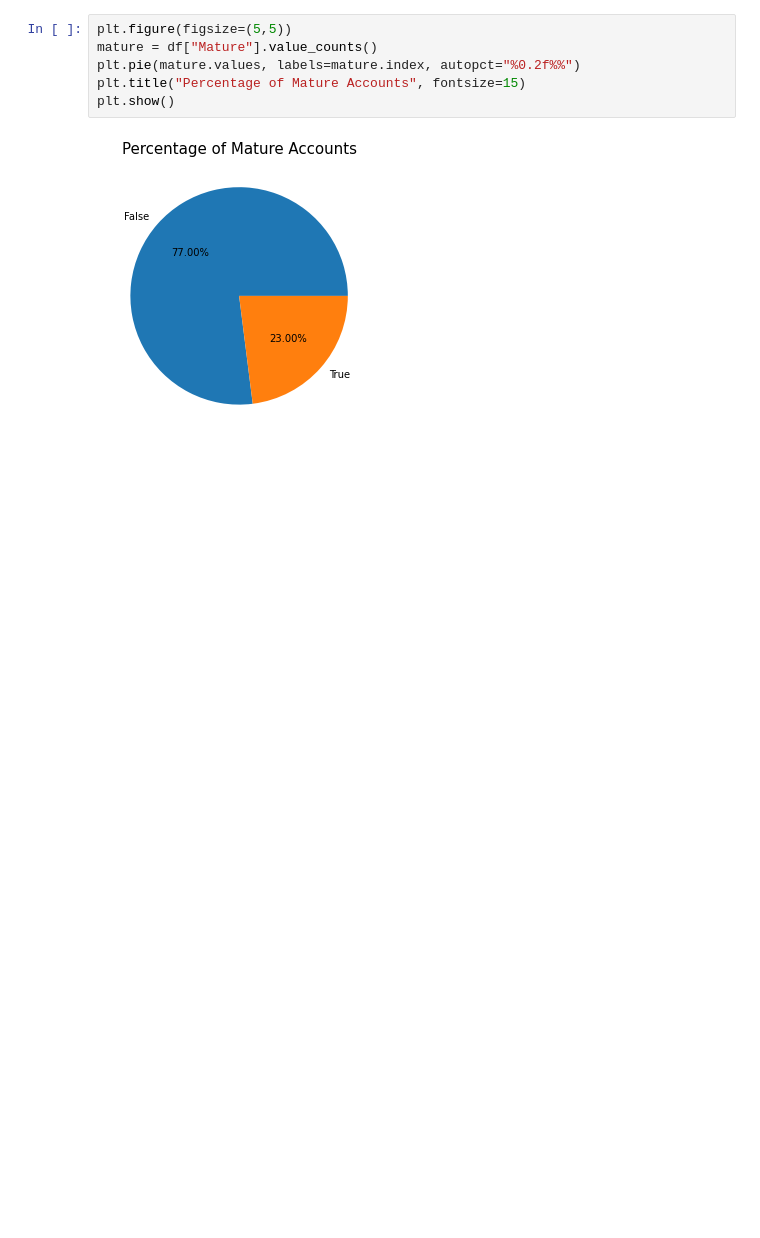
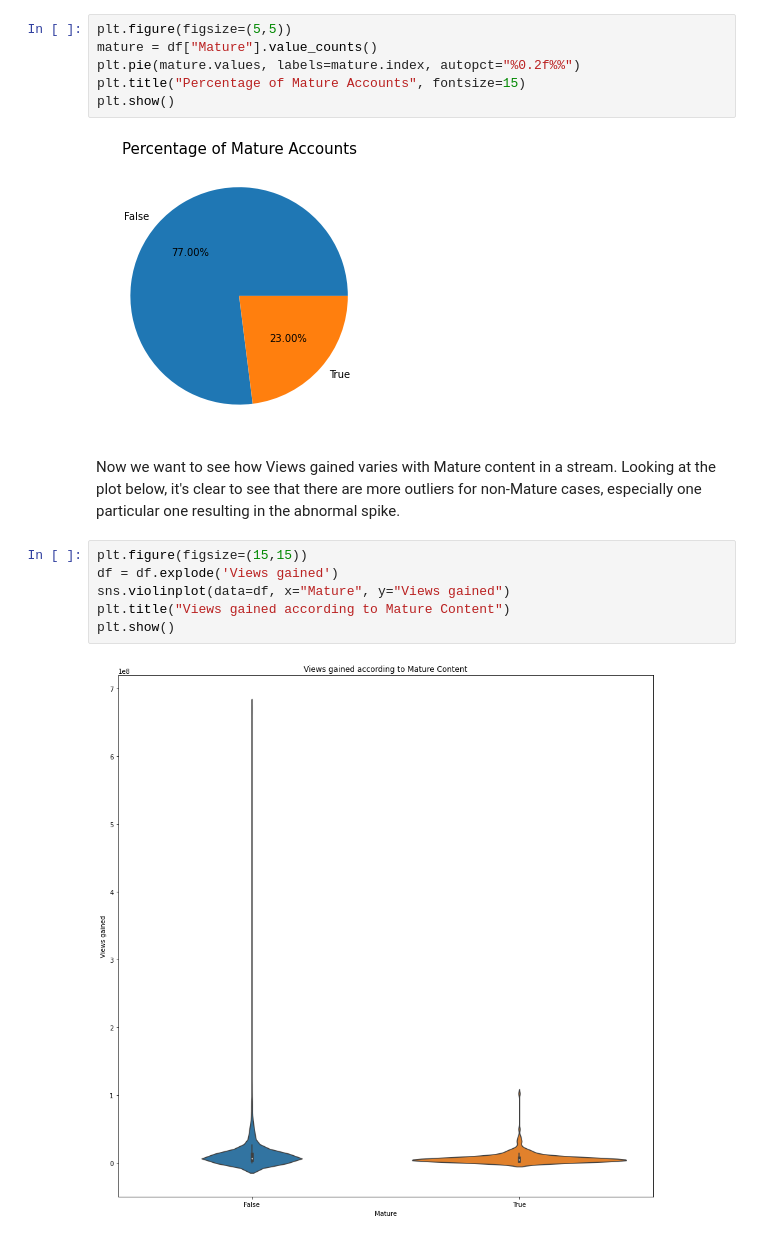
Before and after one commit to RitwikN7/twitch-EDA, a Jupyter notebook: twitchEDA.ipynb, the cells around one changed output. Cells and saved outputs as stored; diff of their text form; blank space fills up the shorter version.

```diff
--- a/twitchEDA.ipynb
+++ b/twitchEDA.ipynb
@@ -123,3 +135,13 @@ plt.title("Percentage of Mature Accounts", fontsize=15)
 plt.show()
 # %% [output]
 [figure]
+# %% [markdown]
+Now we want to see how Views gained varies with Mature content in a stream. Looking at the plot below, it's clear to see that there are more outliers for non-Mature cases, especially one particular one resulting in the abnormal spike.
+# %%
+plt.figure(figsize=(15,15))
+df = df.explode('Views gained')
+sns.violinplot(data=df, x="Mature", y="Views gained")
+plt.title("Views gained according to Mature Content")
+plt.show()
+# %% [output]
+[figure, added]
```
Also changed, not shown: parts of 7 cells of this notebook.
